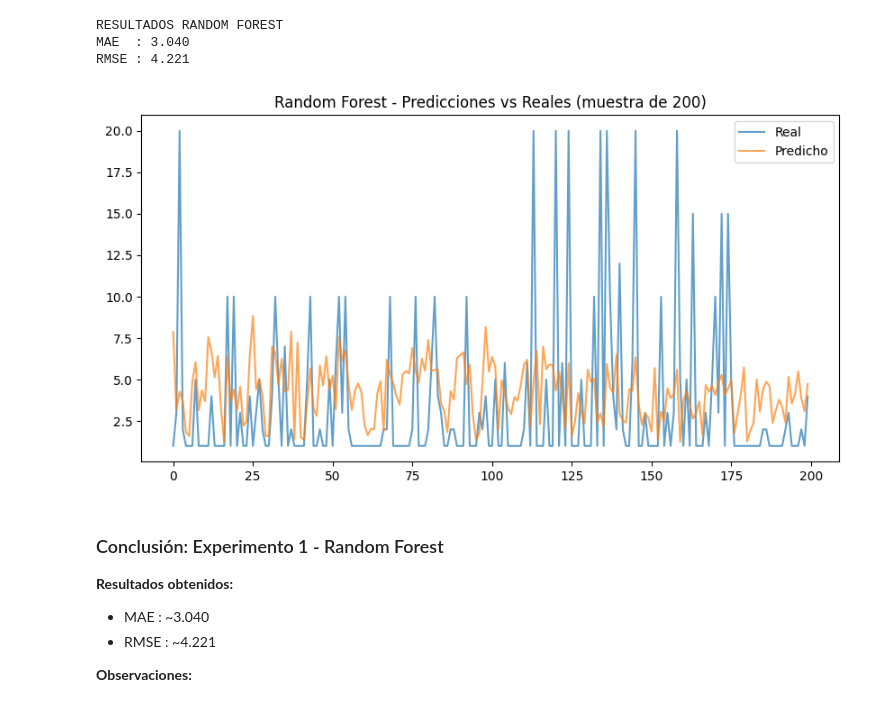
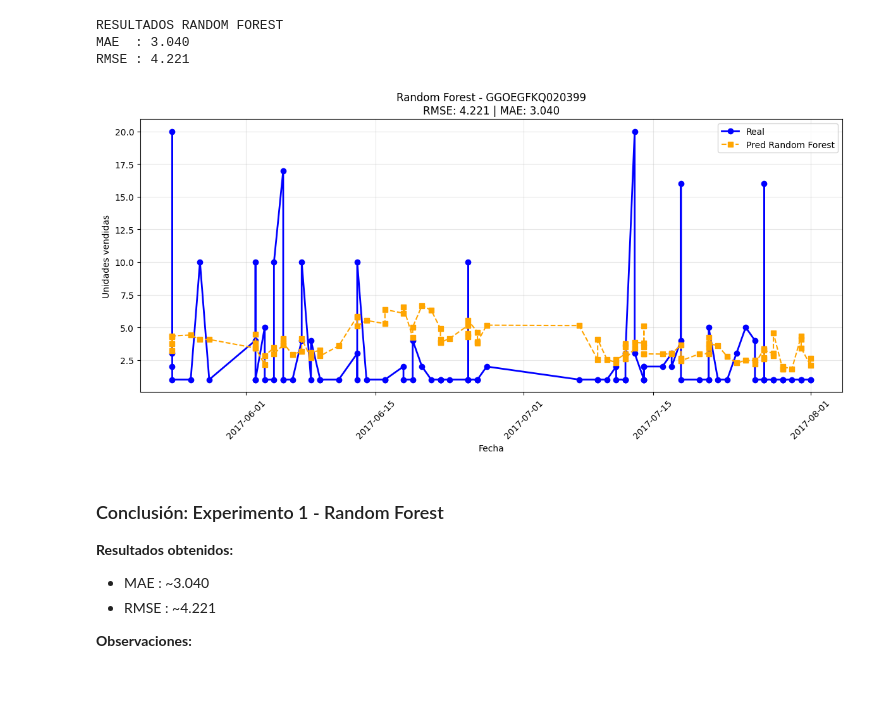
Before and after one commit to aladelca/pc1_20252_metodologia_data_science, a Jupyter notebook: notebooks/02_model_experimentation.ipynb, the cells around one changed output. Drawn from its saved outputs; the diff is of its cells as text; code cells hidden in the pictures.

Commit message:
corregir visualización de Random Forest con fechas completas por producto

```diff
--- a/notebooks/02_model_experimentation.ipynb
+++ b/notebooks/02_model_experimentation.ipynb
@@ -547,14 +547,35 @@ MAE  : 3.040
 RMSE : 4.221
 # %%
 # 5. Visualización predicciones vs reales
-plt.figure(figsize=(10,5))
-plt.plot(y_test.values[:200], label="Real", alpha=0.7)
-plt.plot(y_pred[:200], label="Predicho", alpha=0.7)
-plt.legend()
-plt.title("Random Forest - Predicciones vs Reales (muestra de 200)")
-plt.show()
+import matplotlib.pyplot as plt
+
+# Seleccionar un producto del set de test
+test_products = df_sorted[test_mask]['product_sku'].value_counts().head(1)
+
+for product_sku in test_products.index:
+    product_mask = (df_sorted.loc[test_mask, 'product_sku'] == product_sku)
+
+    if product_mask.sum() > 1:
+        # Filtrar datos reales y predichos SOLO en test
+        y_real_product = y_test[product_mask]
+        y_pred_product = y_pred[product_mask.values]  # asegurar alineación con numpy
+        dates_product = df_sorted.loc[test_mask, 'parsed_date'][product_mask]
+
+        # Graficar
+        plt.figure(figsize=(12, 6))
+        plt.plot(dates_product, y_real_product, label="Real", marker="o", color="blue", linewidth=2)
+        plt.plot(dates_product, y_pred_product, label="Pred Random Forest", marker="s", color="orange", linestyle="--")
+
+        plt.title(f"Random Forest - {product_sku}\nRMSE: {rmse:.3f} | MAE: {mae:.3f}")
+        plt.xlabel("Fecha")
+        plt.ylabel("Unidades vendidas")
+        plt.legend()
+        plt.grid(True, alpha=0.3)
+        plt.xticks(rotation=45)
+        plt.tight_layout()
+        plt.show()
 # %% [output]
-[figure, old version]
+[figure, new version]
 # %% [markdown]
 ### Conclusión: Experimento 1 - Random Forest
 
```
Also changed, not shown: parts of 3 cells of this notebook.
